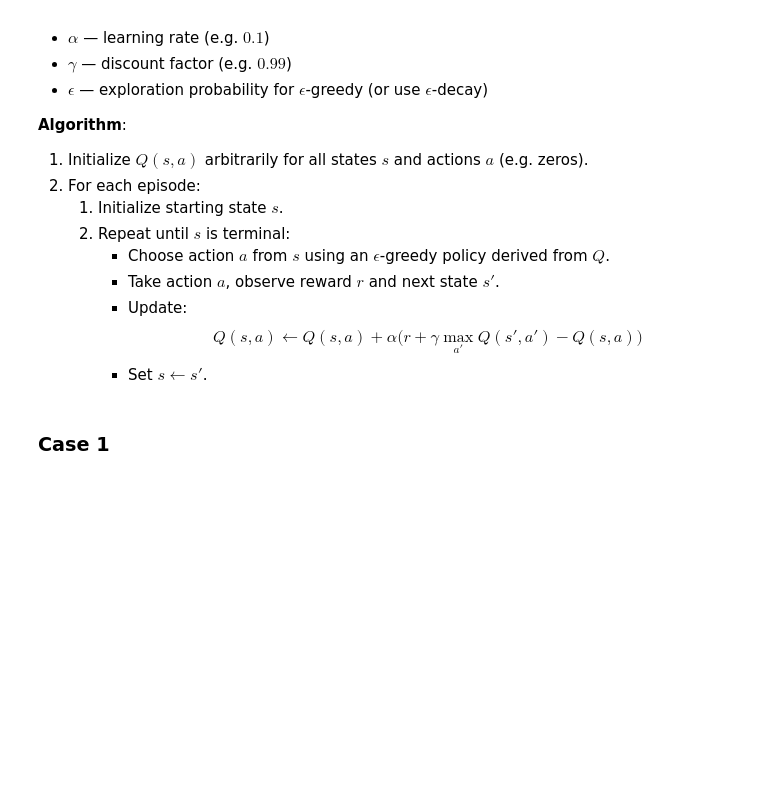
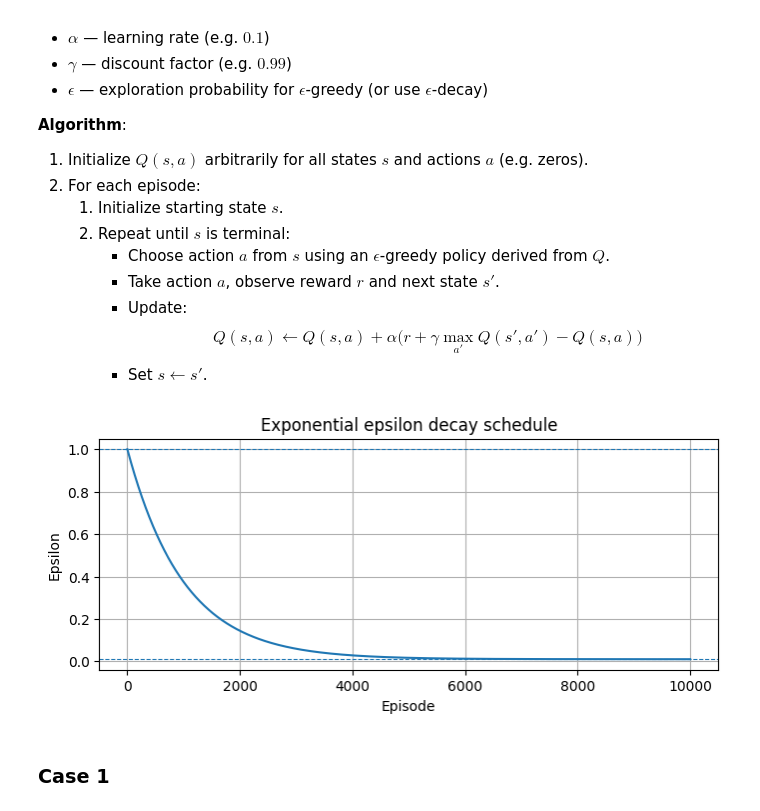
Before and after one commit to anton-dergunov/hugging-face-deep-rl, a Jupyter notebook: notebooks/02_frozen_lake_q_learning.ipynb, the cells around one changed output. Saved outputs shown, nothing was run; the diff lists cells and outputs as text; code cells hidden in the pictures; blank space fills up the shorter version.

Commit message:
Added plotting eps schedule

```diff
--- a/notebooks/02_frozen_lake_q_learning.ipynb
+++ b/notebooks/02_frozen_lake_q_learning.ipynb
@@ -141,4 +142,27 @@ def epsilon_greedy_policy(q_table, state, epsilon):
         return np.random.choice(q_table.shape[1])
     else:
         return greedy_policy(q_table, state)
+# %%
+def epsilon_schedule(eps_start, eps_end, eps_decay, episode):
+    return eps_end + (eps_start - eps_end) * np.exp(-eps_decay * episode)
+# %%
+def plot_epsilon_schedule(eps_start, eps_end, eps_decay, n_episodes=1000, show_half_life=True):
+    eps = epsilon_schedule(eps_start, eps_end, eps_decay, np.arange(n_episodes))
+
+    _, ax = plt.subplots(figsize=(8, 3))
+    ax.plot(np.arange(n_episodes), eps)
+    ax.axhline(eps_start, linestyle='--', linewidth=0.8)
+    ax.axhline(eps_end, linestyle='--', linewidth=0.8)
+    ax.set_xlabel("Episode")
+    ax.set_ylabel("Epsilon")
+    ax.set_title("Exponential epsilon decay schedule")
+    ax.grid(True)
+
+plot_epsilon_schedule(
+    n_episodes = 10_000,
+    eps_start = 1.0,
+    eps_end = 0.01,
+    eps_decay = 0.001)
+# %% [output]
+[figure, added]
 # %%
```
Also changed, not shown: parts of 3 cells of this notebook.
